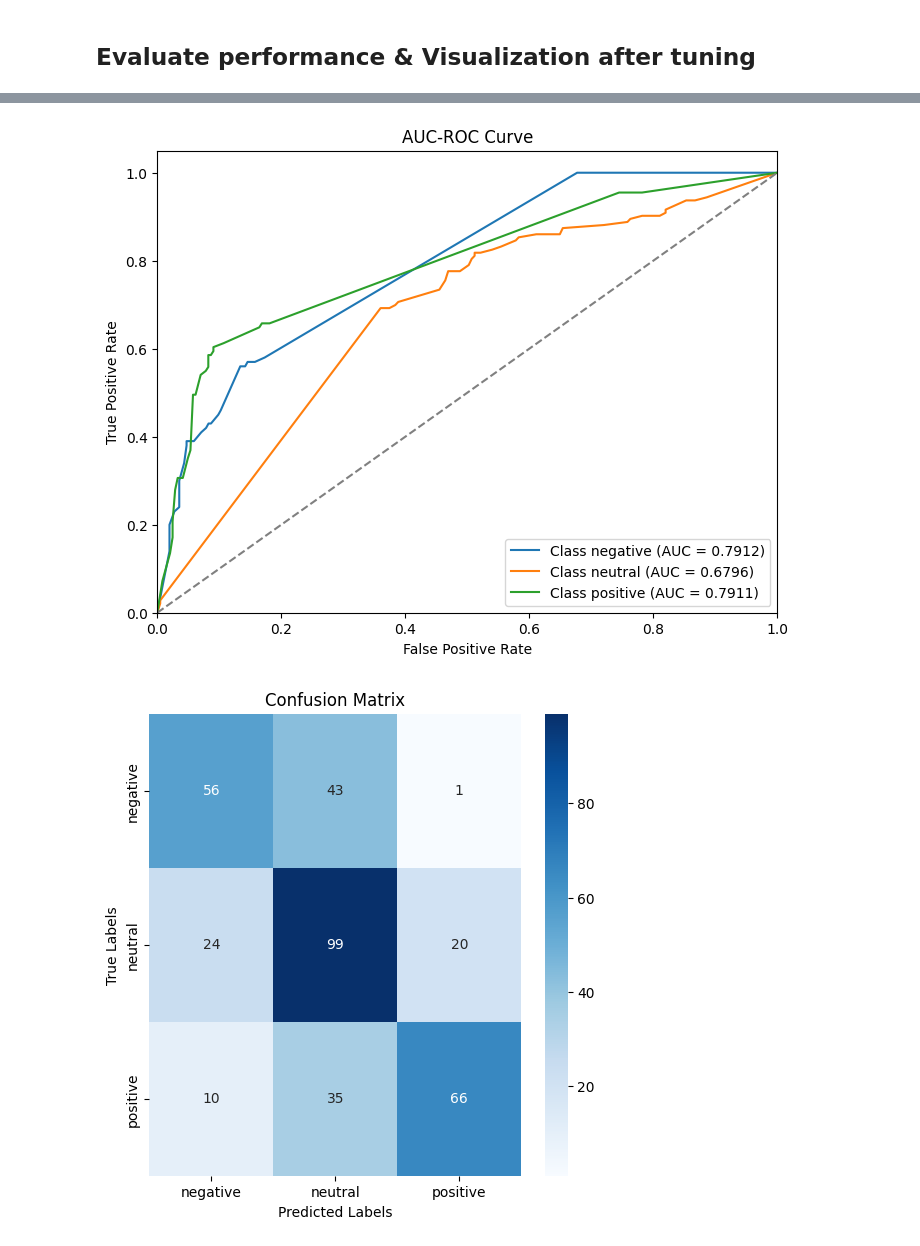
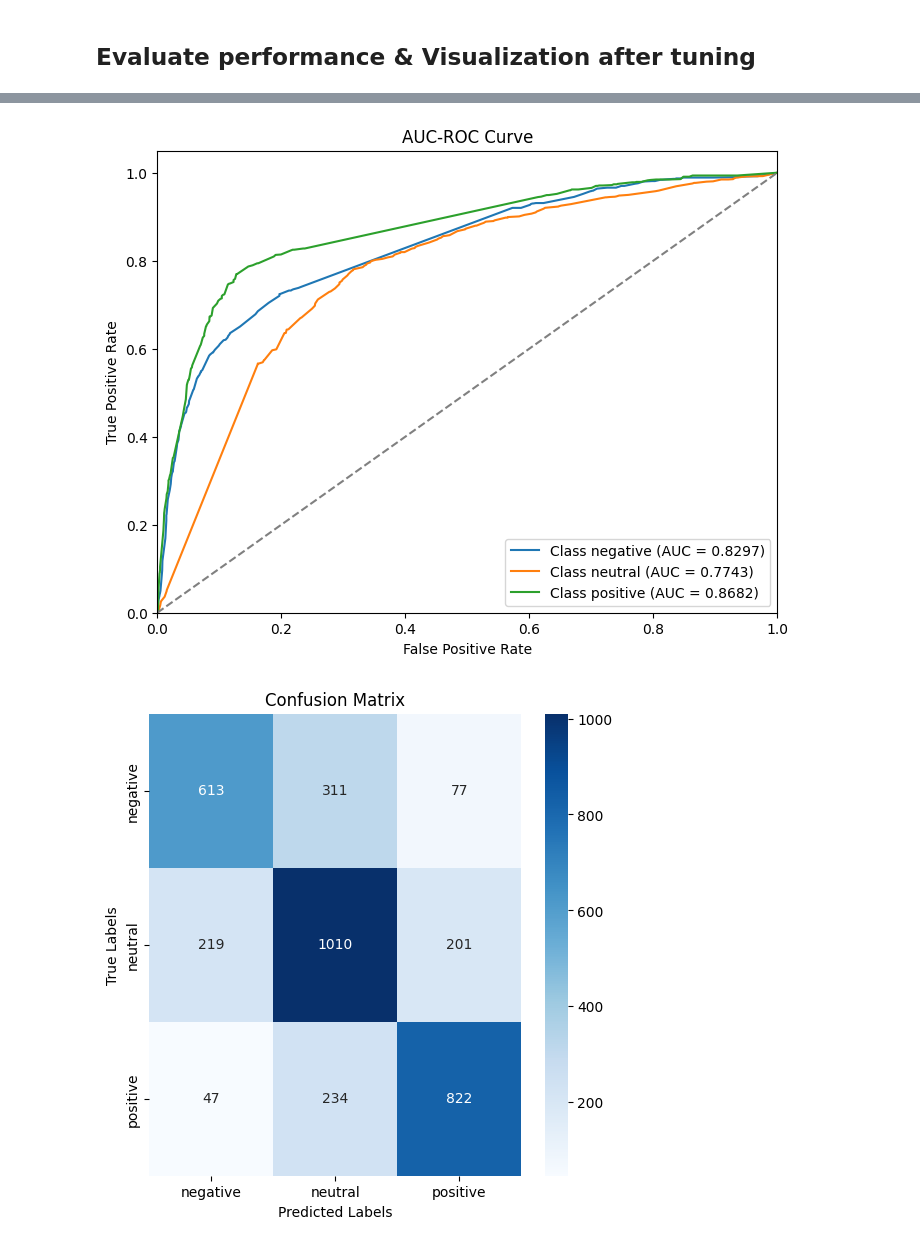
Before and after one commit to quochieu586/ML_capybara, a Jupyter notebook: src/models/decision_tree/model_decision_tree.ipynb, the cells around one changed output, grey strips where cells are left out. Cells and saved outputs as stored; diff of their text form; code cells hidden in the pictures.

```diff
--- a/src/models/decision_tree/model_decision_tree.ipynb
+++ b/src/models/decision_tree/model_decision_tree.ipynb
@@ -25,11 +25,12 @@ from sklearn import tree
 pre_proc = preprocess.Preprocessing()
 
 # Read data from CSV file
-data = pre_proc.read_CSV('test.csv')
 
+data = pre_proc.read_CSV('train.csv')
+test = pre_proc.read_CSV('test.csv')
 # Apply preprocessing to text column
 data['processed_text'] = data['text'].apply(pre_proc.preprocess)
-
+test['processed_text'] = test['text'].apply(pre_proc.preprocess)
 # View dataset info
 data.info()
 # %% [output]
@@ -53,16 +54,18 @@ memory usage: 303.7+ KB
 # %% [markdown]
 ## Splitting the dataset
 # %%
-# Separate features (X) and labels (y)
-feature_extractor = feature_extraction.FeatureExtraction()
-X = data['processed_text']
-X_vectors = feature_extractor.tfidf_vectorize(X)
 
-y = data['sentiment']
+vectorizer = TfidfVectorizer()
 
-# Split into train/val/test sets
-feature_extract = feature_extraction.FeatureExtraction()
-X_train_vectors, X_val, X_test_vectors, y_train, y_val, y_test = feature_extract.split_dataset(X_vectors, y)
+X_train = data['processed_text']
+X_train_vectors = vectorizer.fit_transform(X_train)
+
+X_test = test['processed_text']
+X_test_vectors = vectorizer.transform(X_test)
+
+y_train = data['sentiment']
+y_test = test['sentiment']
+
 
 print(f"Number of training samples: {X_train_vectors.shape}")
 print(f"Number of test samples: {X_test_vectors.shape}")
@@ -107,9 +110,16 @@ weighted avg       0.61      0.60      0.60       354
 # %% [markdown]
 ## Visualization before tuning
 # %%
+# label_encoder = LabelEncoder()
+# labels = label_encoder.fit_transform(y)
+
+
+
 label_encoder = LabelEncoder()
-labels = label_encoder.fit_transform(y)
-print(label_encoder.classes_)
+data['label'] = label_encoder.fit_transform(data['sentiment'])
+test['label'] = label_encoder.transform(test['sentiment'])
+
+# print(label_encoder.classes_)
 
 
    # Plot AUC-ROC Curve
@@ -164,7 +173,8 @@ print(f"F1-score: {f1}")
 print(classification_report(y_test, y_pred))
 
 label_encoder = LabelEncoder()
-labels = label_encoder.fit_transform(y)
+data['label'] = label_encoder.fit_transform(data['sentiment'])
+test['label'] = label_encoder.transform(test['sentiment'])
 
    # Plot AUC-ROC Curve
 visualize.plot_roc_auc(y_test, y_score, label_encoder.classes_)
@@ -186,2 +196,2 @@ weighted avg       0.64      0.62      0.63       354
-[figure, old version]
+[figure, new version]
-[figure, old version]
+[figure, new version]
```
Also changed, not shown: parts of 6 cells of this notebook, 1 other file.
